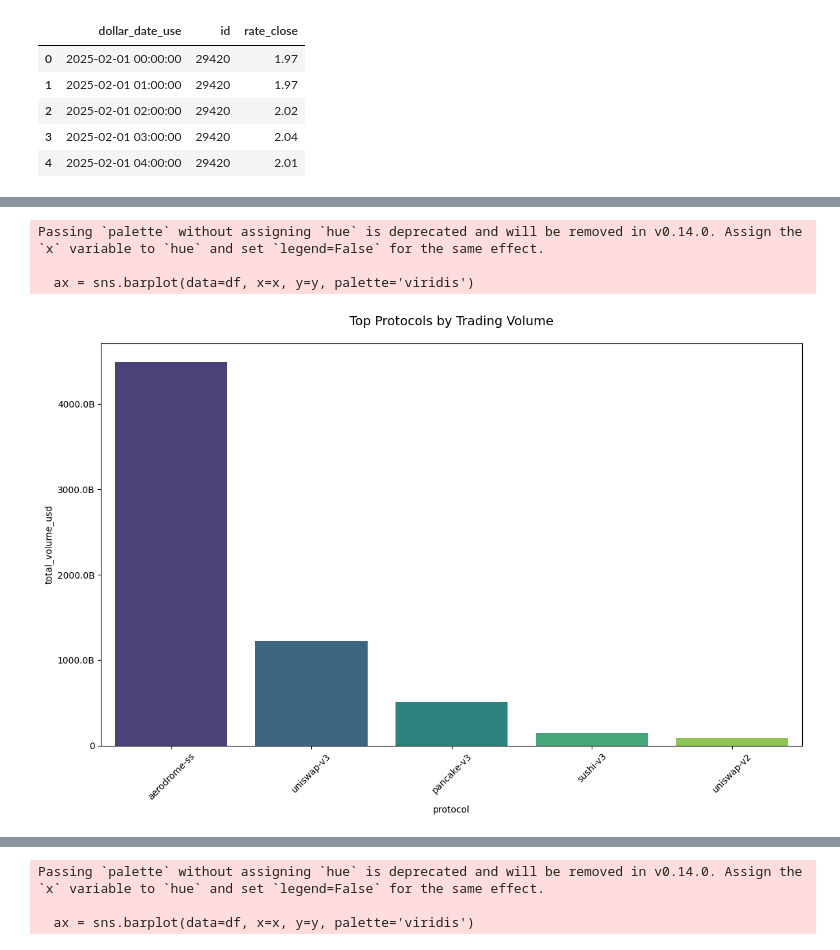
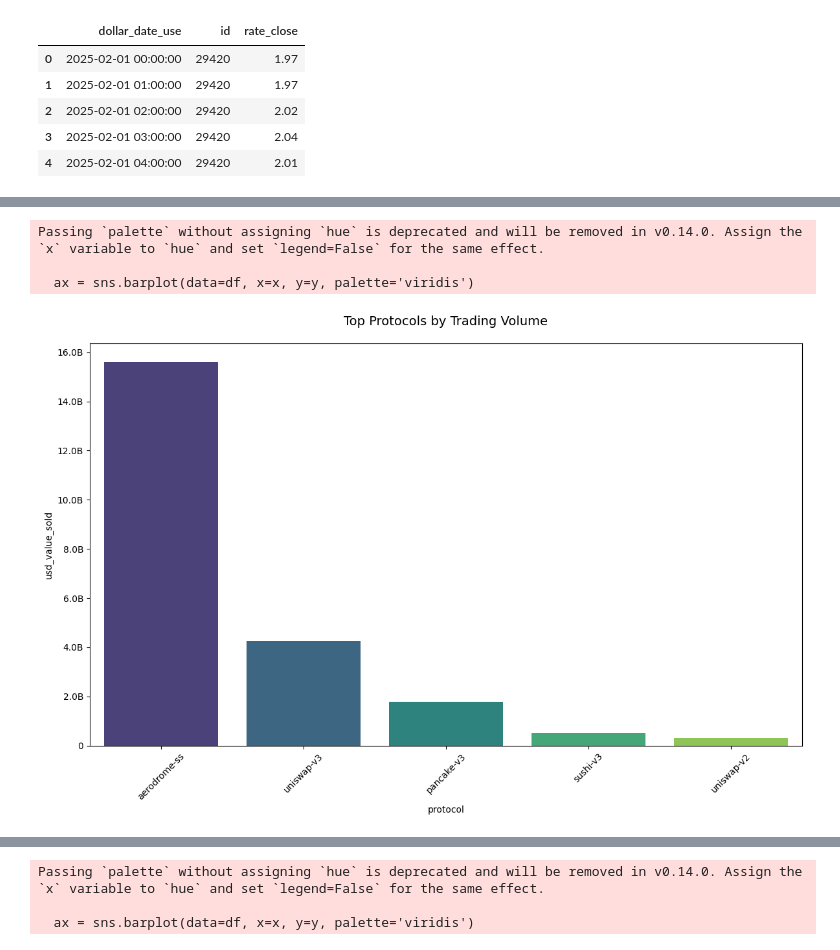
Before and after one commit to jaynyoni/BlockchainAnalysis, a Jupyter notebook: BlockchainBureauTest.ipynb, the cells around one changed output, grey strips where cells are left out. Saved outputs shown, nothing was run; the diff lists cells and outputs as text; code cells hidden in the pictures.

```diff
--- a/BlockchainBureauTest.ipynb
+++ b/BlockchainBureauTest.ipynb
@@ -170,12 +264,12 @@ Protocol Volume Analysis (USD value):
 # %%
 
-plot_styled_barchart(volume_df, 'protocol', 'total_volume_usd',
+plot_styled_barchart(volume_df, 'protocol', 'usd_value_sold',
                     'Top Protocols by Trading Volume')
 # %% [output]
 Passing `palette` without assigning `hue` is deprecated and will be removed in v0.14.0. Assign the `x` variable to `hue` and set `legend=False` for the same effect.
 
   ax = sns.barplot(data=df, x=x, y=y, palette='viridis')
-[figure, old version]
+[figure, new version]
 # %%
 # Sort the dataframe by 'num_trades' in descending order
 volume_df_sorted = volume_df.sort_values(by='num_trades', ascending=False)
```
Also changed, not shown: parts of 23 cells of this notebook.
